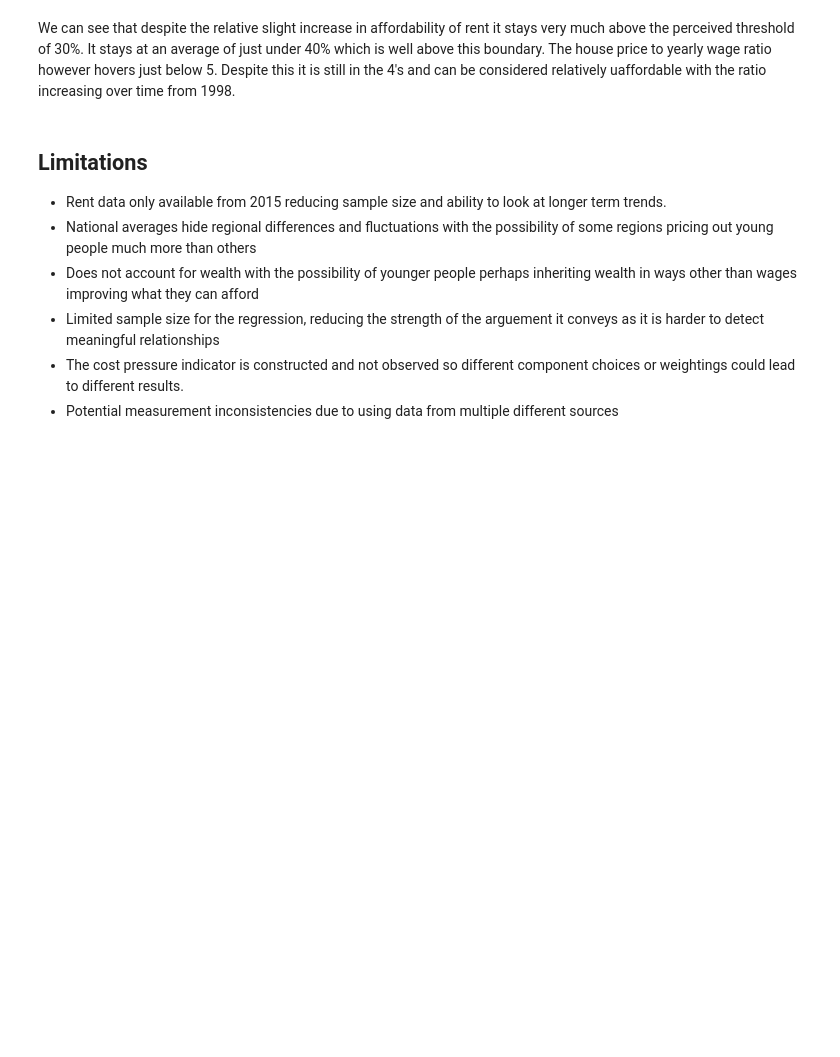
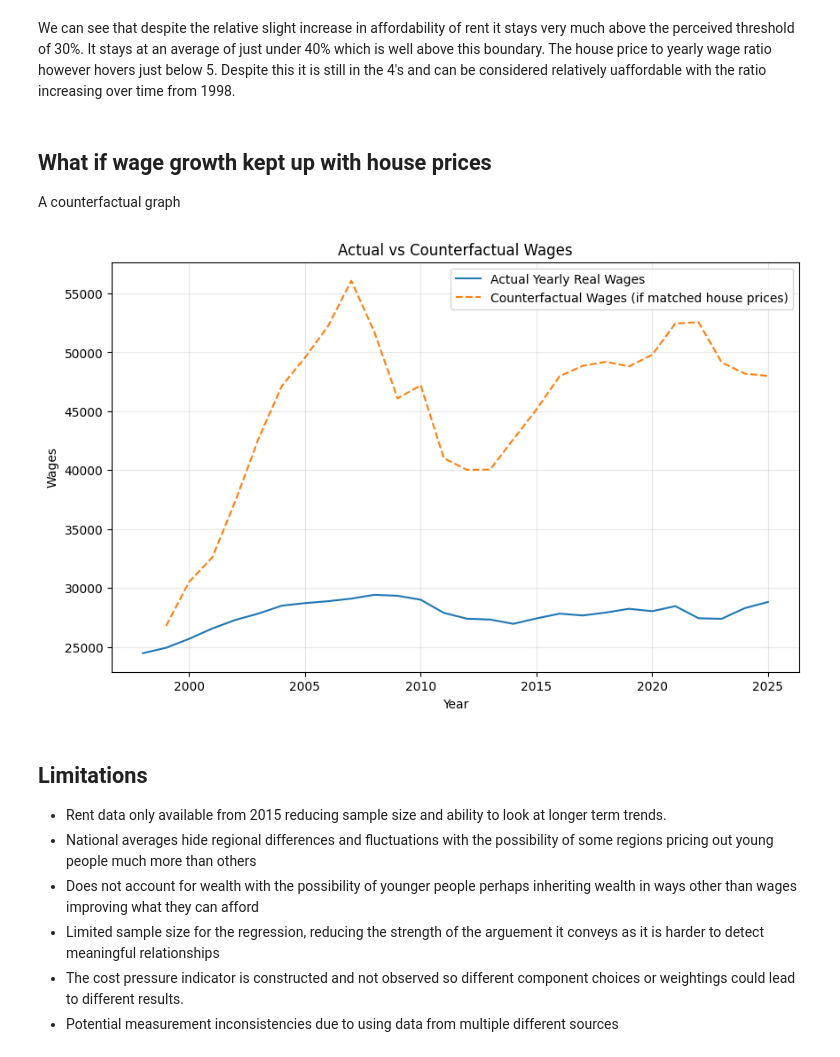
Before and after one commit to Ben-Morgan536/Are-Young-People-Priced-Out-of-Life-Project, a Jupyter notebook: blog.ipynb, the cells around one changed output. Drawn from its saved outputs; the diff is of its cells as text; code cells hidden in the pictures; blank space fills up the shorter version.

Commit message:
adding counterfactul wage graph

```diff
--- a/blog.ipynb
+++ b/blog.ipynb
@@ -200,6 +200,29 @@ Overall, these results suggest that the dynamics of housing affordability are no
 To put these trends into context, it helps to compare them with commonly used affordability thresholds. Housing researchers often consider rent unaffordable when it exceeds around 30% of income, and house‑price‑to‑income ratios above five are typically viewed as stretched. While my indicators are constructed differently, the upward movement in both the rent‑to‑wage ratio and the house‑price‑to‑wage ratio shows that young people are moving closer to the kinds of levels associated with affordability pressure. Even the temporary improvement in rent affordability sits within a range that still reflects financial strain. Using these benchmarks reinforces the idea that the long‑term trends in my data represent more than just fluctuations — they point toward conditions that are widely recognised as difficult for younger households to manage.
 # %% [markdown]
 We can see that despite the relative slight increase in affordability of rent it stays very much above the perceived threshold of 30%. It stays at an average of just under 40% which is well above this boundary. The house price to yearly wage ratio however hovers just below 5. Despite this it is still in the 4's and can be considered relatively uaffordable with the ratio increasing over time from 1998.
+# %% [markdown]
+## What if wage growth kept up with house prices
+A counterfactual graph
+# %%
+main_data["hp_growth"] = main_data["Real_House_Price"].pct_change()
+main_data["wage_growth"] = main_data["Yearly_Real_Wages"].pct_change()
+
+main_data["Counterfactual_Wages"] = main_data["Yearly_Real_Wages"].iloc[0] * (1 + main_data["hp_growth"]).cumprod()
+
+plt.figure(figsize=(10,6))
+
+plt.plot(main_data["Year"], main_data["Yearly_Real_Wages"], label="Actual Yearly Real Wages")
+plt.plot(main_data["Year"], main_data["Counterfactual_Wages"], linestyle="--", label="Counterfactual Wages (if matched house prices)")
+
+plt.title("Actual vs Counterfactual Wages")
+plt.xlabel("Year")
+plt.ylabel("Wages")
+plt.legend()
+
+plt.grid(alpha=0.3)
+plt.show()
+# %% [output]
+[figure, added]
 # %% [markdown]
 ## Limitations
 
```
Also changed, not shown: parts of 1 cell of this notebook, 3 other files.
